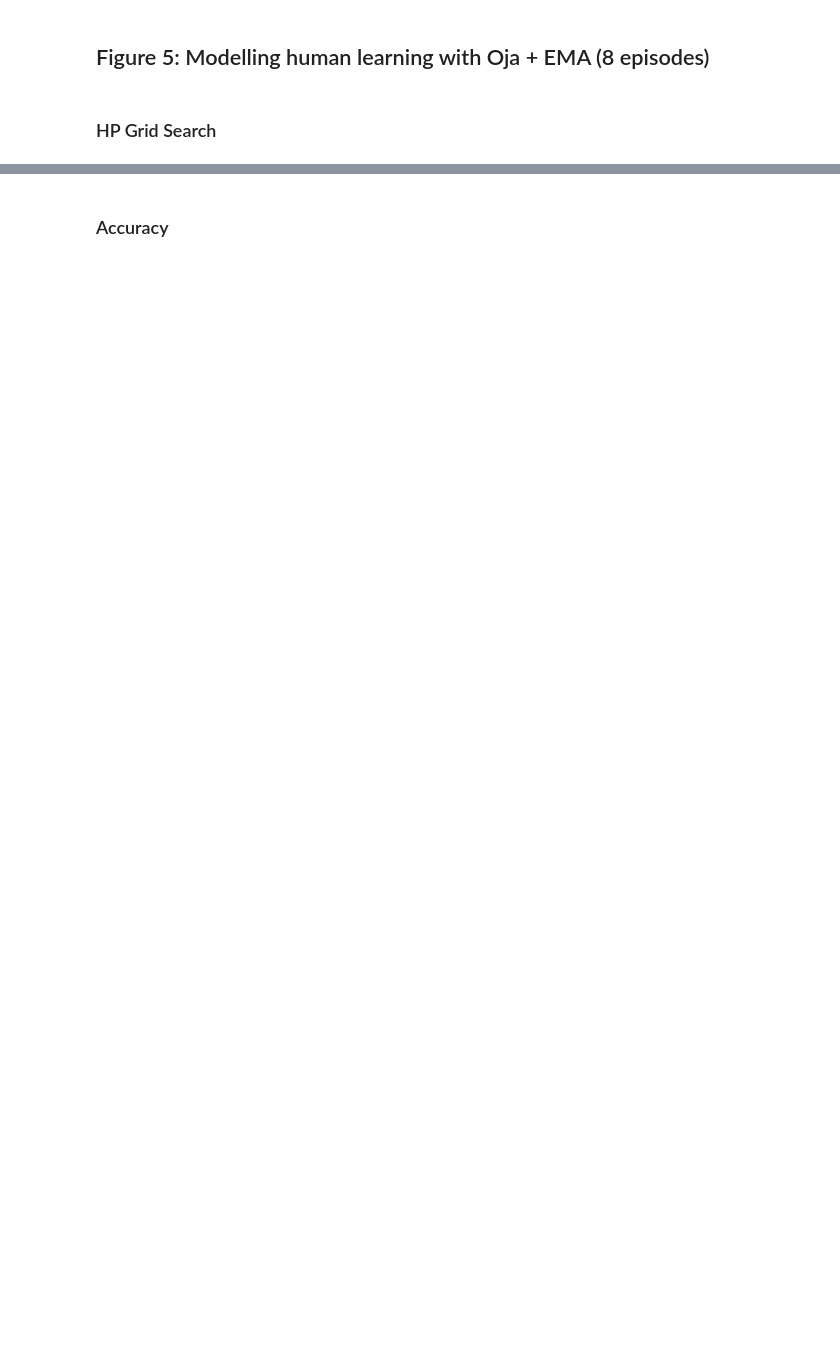
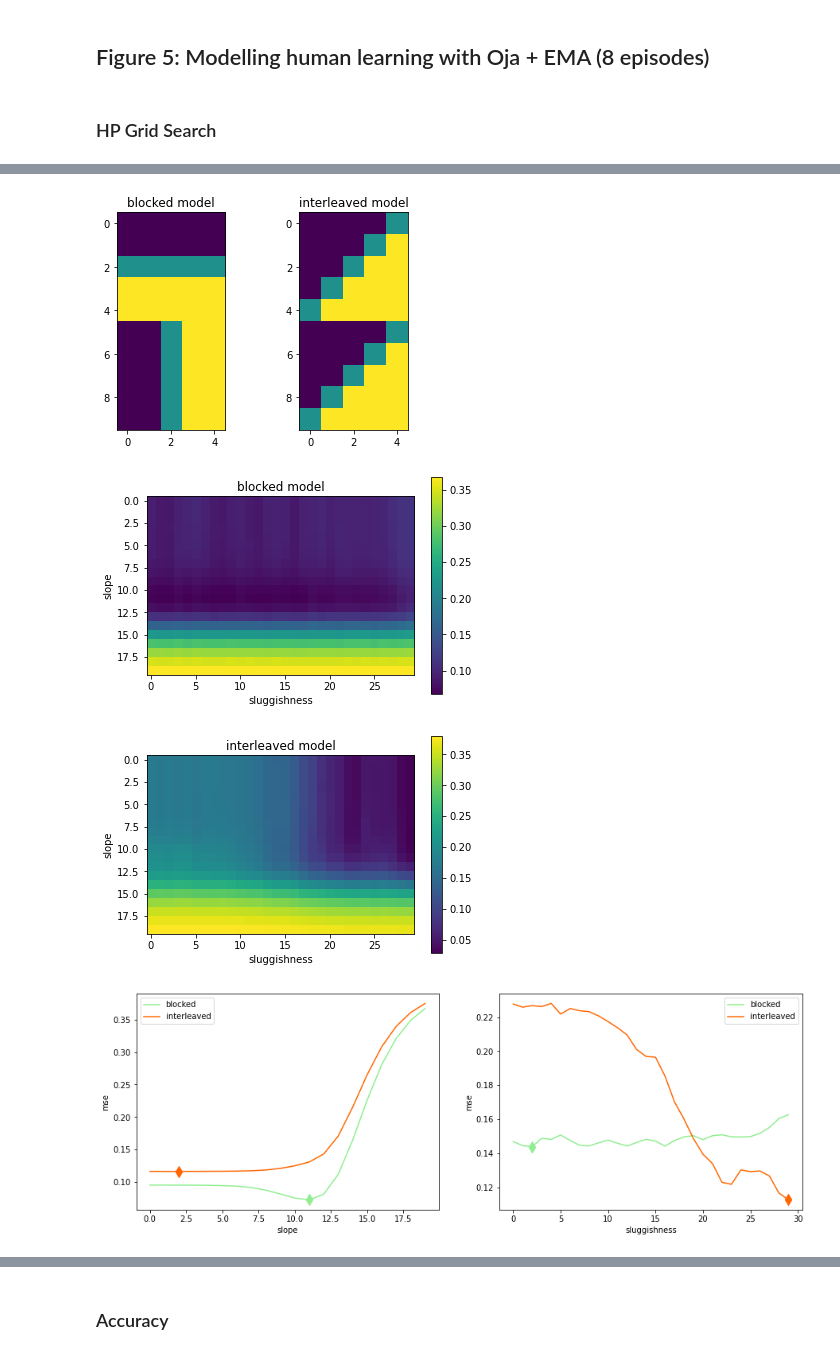
Before and after one commit to summerfieldlab/Flesch_Nagy_etal_HebbCL, a Jupyter notebook: notebooks/revision_figures.ipynb, the cells around one changed output, grey strips where cells are left out. Saved outputs shown, nothing was run; the diff lists cells and outputs as text; code cells hidden in the pictures; blank space fills up the shorter version.

Commit message:
progress with revision figures: 8eps model and trees

```diff
--- a/notebooks/revision_figures.ipynb
+++ b/notebooks/revision_figures.ipynb
@@ -84,0 +137,3 @@ plotting.plot_gridsearch_group()
+# %%
+plotting.plot_gridsearch_modelvalidation(model_int="blobs_revision_8episodes_sluggish_interleaved_oja_sv", model_blocked="blobs_revision_8episodes_sluggish_blocked_oja_sv",sluggish_vals = np.linspace(0.05, 1, 30))
+# %% [output]
@@ -84,0 +148,4 @@ plotting.plot_gridsearch_group()
+[figure, added]
+[figure, added]
+[figure, added]
+[figure, added]
```
Also changed, not shown: parts of 53 cells of this notebook, 9 other files.
